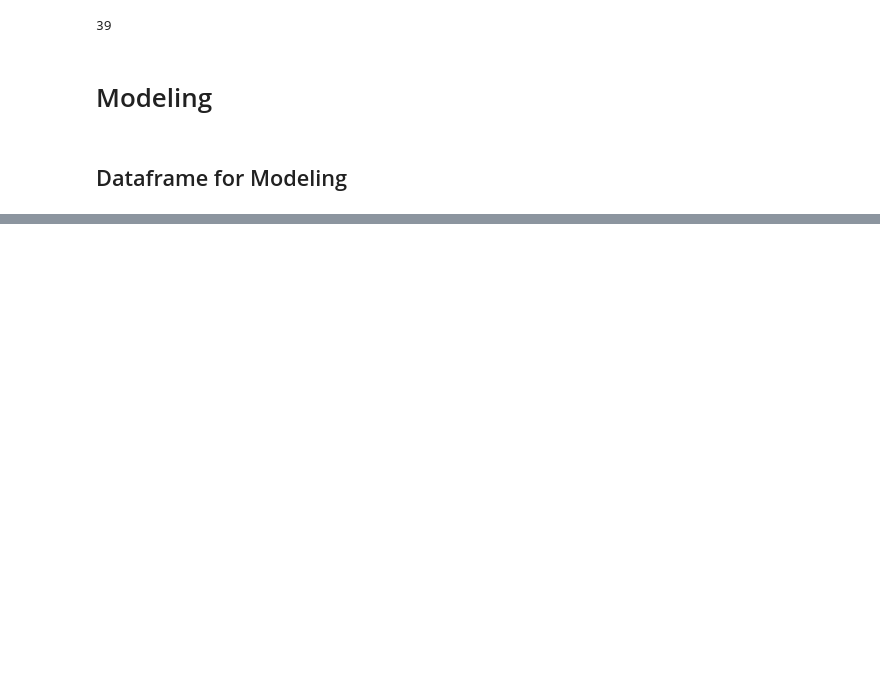
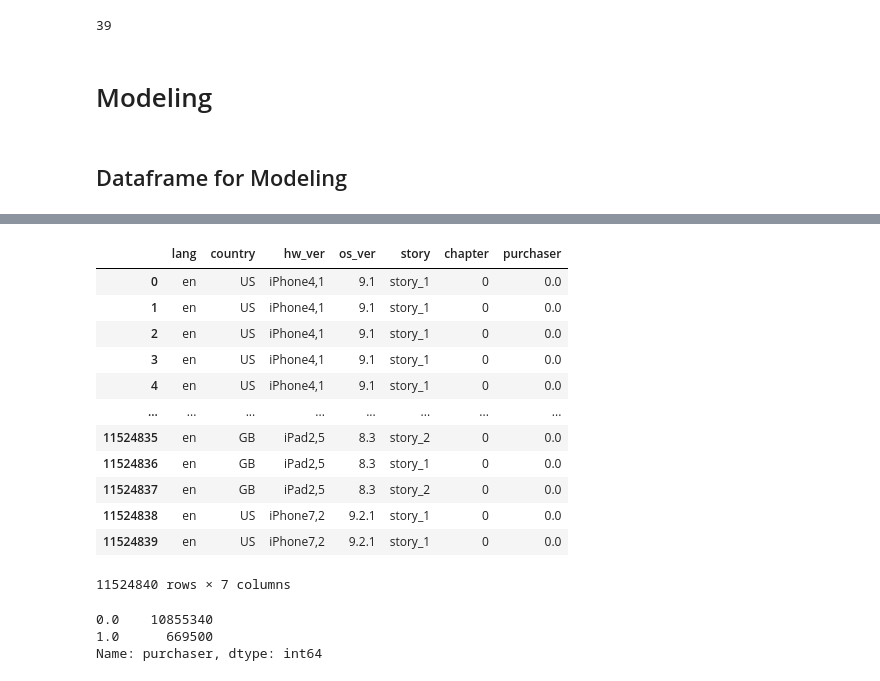
Before and after one commit to ericyeonpark/pg_data_exploratory_analysis, a Jupyter notebook: data_exploration_Eric_Park.ipynb, the cells around one changed output, grey strips where cells are left out. Drawn from its saved outputs; the diff is of its cells as text; code cells hidden in the pictures; blank space fills up the shorter version.

Commit message:
created dataframe for modeling

```diff
--- a/data_exploration_Eric_Park.ipynb
+++ b/data_exploration_Eric_Park.ipynb
@@ -843,3 +843,10 @@ len(users_sess_spend_final[users_sess_spend_final['purchaser']>0])
 # Modeling
 # %% [markdown]
 ## Dataframe for Modeling
+# %%
+# merge users and sessions so we can track of session numbers
+df = pd.merge(users, sessions, on='user_id', how='inner')
+
+# merge users sess and spendevents to get a lot of features from each df
+df_model = pd.merge(df, spendevents, on='user_id', how='inner')
+df_model
@@ -846,7 +867,7 @@ len(users_sess_spend_final[users_sess_spend_final['purchaser']>0])
 # %%
 # filter on spendtypes that give revenue to Pocket Gems
-value_filter = (users_sess_spend['spendtype'] == 'IAP') | (users_sess_spend['spendtype'] == 'valuepack')
+value_filter = (df_model['spendtype'] == 'IAP') | (df_model['spendtype'] == 'valuepack')
 
 # add purchasing column to dataframe
-users_sess_spend.loc[value_filter, 'purchaser'] = 1
-users_sess_spend.loc[~value_filter, 'purchaser'] = 0
+df_model.loc[value_filter, 'purchaser'] = 1
+df_model.loc[~value_filter, 'purchaser'] = 0
@@ -856,0 +874,25 @@ df.drop(columns=new_drop_cols)
+# %%
+# drop colums due to null value or high cardinality or irrelvancy
+drop_cols = ['currency', 'date_y', 'date_x','last_session_termination_type', 'install_date', 'user_id', 'ts_x', 'ts_y', 'session_num', 'spendtype', 'amount']
+df_model.drop(drop_cols, axis=1, inplace=True)
+df_model
+# %% [output]
+|  | lang | country | hw_ver | os_ver | story | chapter | purchaser |
+| 0 | en | US | iPhone4,1 | 9.1 | story_1 | 0 | 0.0 |
+| 1 | en | US | iPhone4,1 | 9.1 | story_1 | 0 | 0.0 |
+| 2 | en | US | iPhone4,1 | 9.1 | story_1 | 0 | 0.0 |
+| 3 | en | US | iPhone4,1 | 9.1 | story_1 | 0 | 0.0 |
+| 4 | en | US | iPhone4,1 | 9.1 | story_1 | 0 | 0.0 |
+| ... | ... | ... | ... | ... | ... | ... | ... |
+| 11524835 | en | GB | iPad2,5 | 8.3 | story_2 | 0 | 0.0 |
+| 11524836 | en | GB | iPad2,5 | 8.3 | story_1 | 0 | 0.0 |
+| 11524837 | en | GB | iPad2,5 | 8.3 | story_2 | 0 | 0.0 |
+| 11524838 | en | US | iPhone7,2 | 9.2.1 | story_1 | 0 | 0.0 |
+| 11524839 | en | US | iPhone7,2 | 9.2.1 | story_1 | 0 | 0.0 |
+11524840 rows × 7 columns
+# %%
+df_model['purchaser'].value_counts()
+# %% [output]
+0.0    10855340
+1.0      669500
+Name: purchaser, dtype: int64
```
Also changed, not shown: parts of 2 cells of this notebook.
